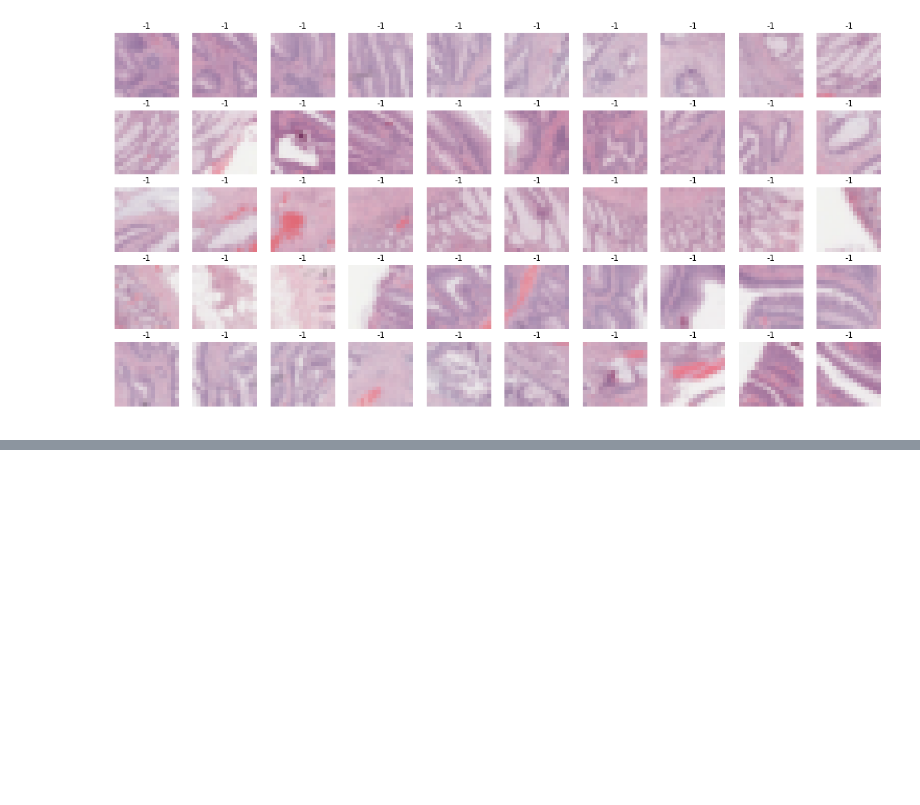
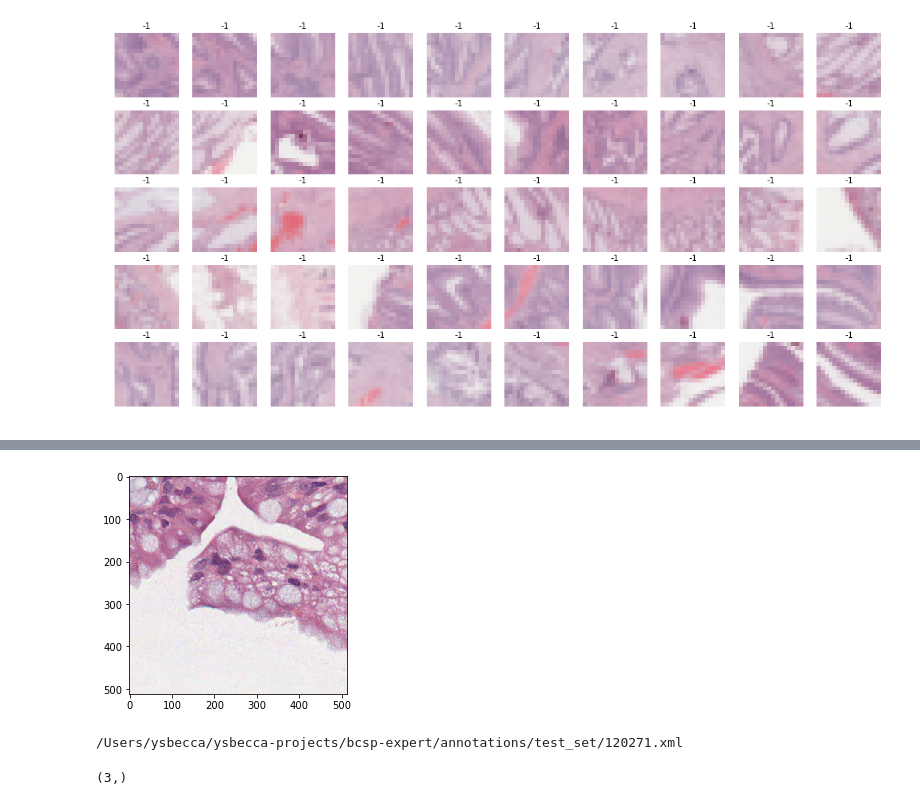
Before and after one commit to ysbecca/bcsp-expert, a Jupyter notebook: Patch sampling from images.ipynb, the cells around one changed output, grey strips where cells are left out. Drawn from its saved outputs; the diff is of its cells as text; code cells hidden in the pictures; blank space fills up the shorter version.

```diff
--- a/Patch sampling from images.ipynb
+++ b/Patch sampling from images.ipynb
@@ -289,0 +345,2 @@ show_labeled_patches([Image.fromarray(p, 'RGB') for p in filtered_patches[start:
+# %%
+no_alpha = np.array(tiles[0])[:,:,:3]
@@ -289,0 +351,4 @@ show_labeled_patches([Image.fromarray(p, 'RGB') for p in filtered_patches[start:
+# %%
+show_image(no_alpha)
+# %% [output]
+[figure, added]
@@ -289,0 +357,29 @@ show_labeled_patches([Image.fromarray(p, 'RGB') for p in filtered_patches[start:
+# %%
+path = "/Users/ysbecca/ysbecca-projects/bcsp-expert/annotations/test_set/120271.xml"
+errors = []
+print(path)
+error = 0
+
+regions = []
+try:
+    xml = minidom.parse(path)
+except:
+    errors.append(path)
+    error = 1
+    print("ERROR reading xml file..........................")
+
+if not error:
+    regions_ = xml.getElementsByTagName("Region")
+    region_ = []
+
+    for r in regions_:
+        vertices = r.getElementsByTagName("Vertex")
+        coords = np.zeros((len(vertices), 2))
+
+        for i, vertex in enumerate(vertices):
+            coords[i][0] = vertex.attributes['X'].value
+            coords[i][1] = vertex.attributes['Y'].value
+        region_.append(coords)
+    regions.append(np.multiply(np.array(region_), 1.0/annotation_downsample))
+# %% [output]
+/Users/ysbecca/ysbecca-projects/bcsp-expert/annotations/test_set/120271.xml
@@ -289,0 +388,4 @@ show_labeled_patches([Image.fromarray(p, 'RGB') for p in filtered_patches[start:
+# %%
+np.shape(regions)
+# %% [output]
+(3,)
```
Also changed, not shown: parts of 20 cells of this notebook, 56 other files.
